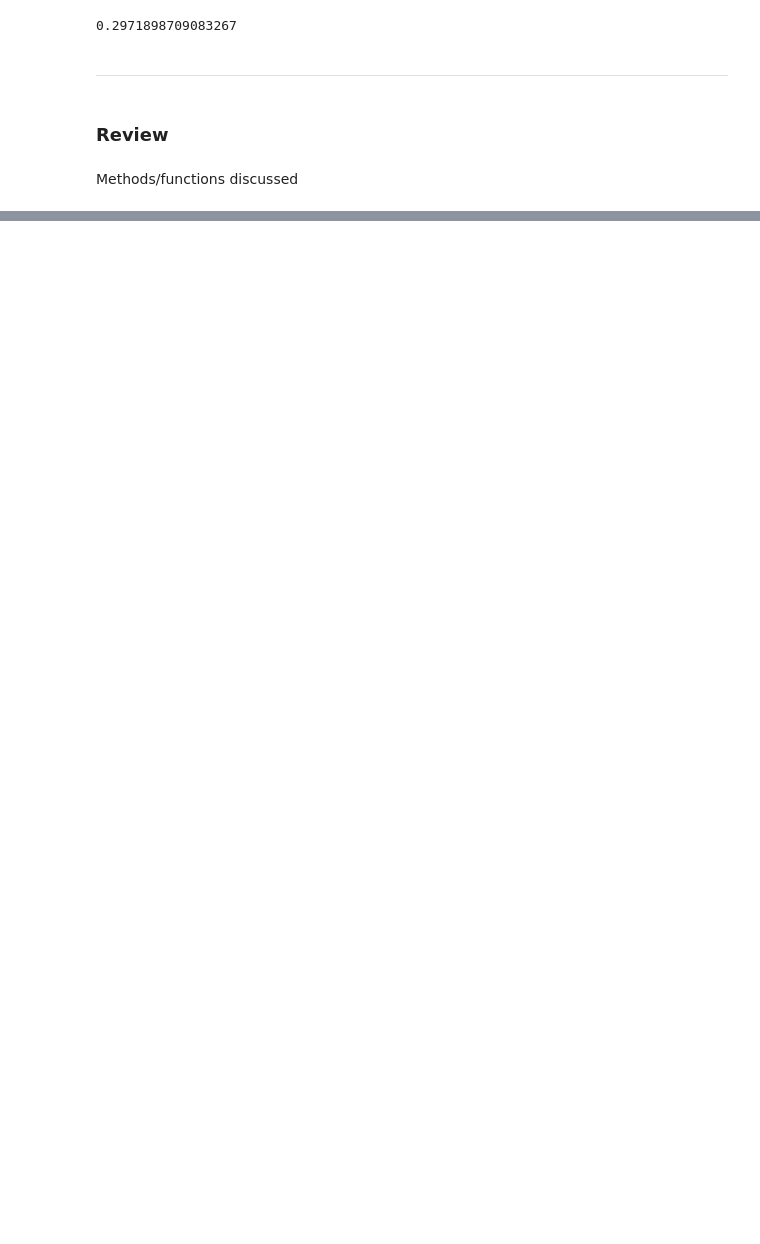
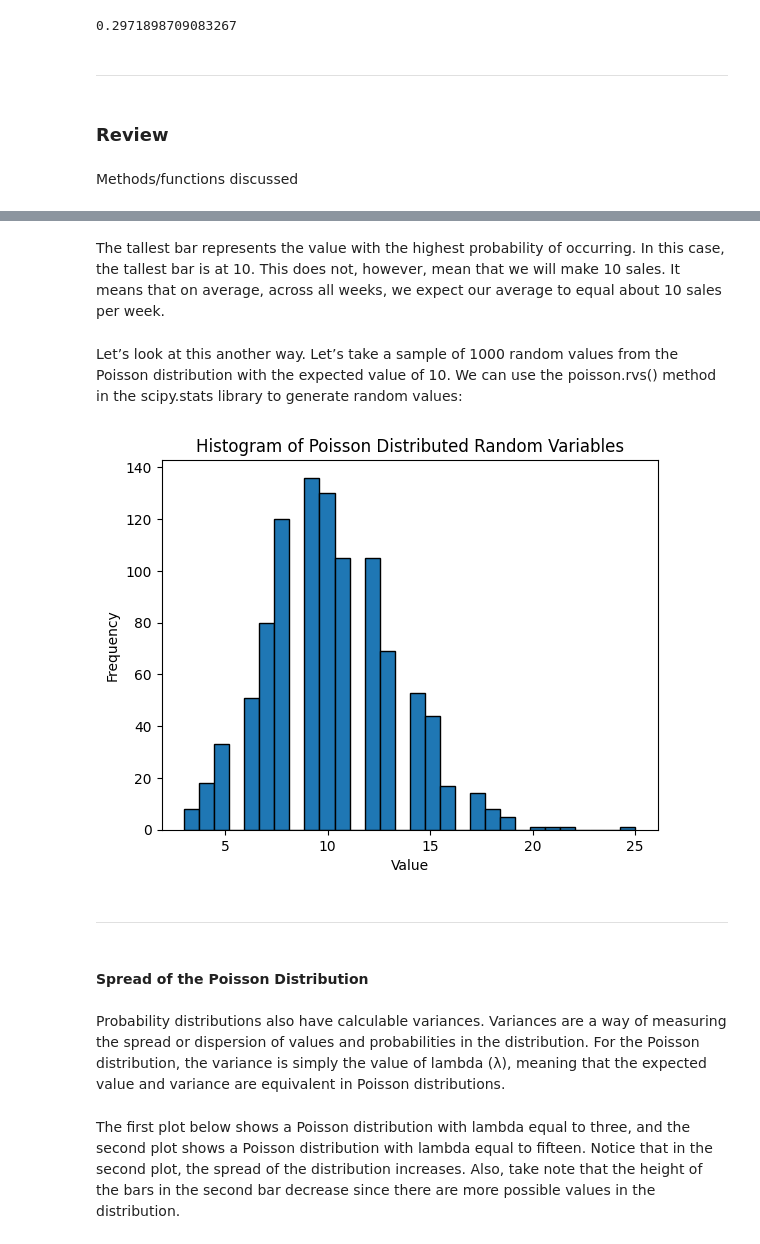
Before and after one commit to dpons222/ML-AI-Self-Learning, a Jupyter notebook: Python/Pandas/Probability.ipynb, the cells around one changed output, grey strips where cells are left out. Saved outputs shown, nothing was run; the diff lists cells and outputs as text; code cells hidden in the pictures; blank space fills up the shorter version.

Commit message:
finished prob distribution notes

```diff
--- a/Python/Pandas/Probability.ipynb
+++ b/Python/Pandas/Probability.ipynb
@@ -632,0 +711,28 @@ print(stats.norm.cdf(25, 20, 3) - stats.norm.cdf(21, 20, 3))
+# %% [markdown]
+The tallest bar represents the value with the highest probability of occurring. In this case, the tallest bar is at 10. This does not, however, mean that we will make 10 sales. It means that on average, across all weeks, we expect our average to equal about 10 sales per week.
+# %% [markdown]
+Let’s look at this another way. Let’s take a sample of 1000 random values from the Poisson distribution with the expected value of 10. We can use the poisson.rvs() method in the scipy.stats library to generate random values:
+# %%
+import scipy.stats as stats
+
+# generate random variable
+# stats.poisson.rvs(lambda, size = num_values)
+rvs = stats.poisson.rvs(10, size = 1000)
+import matplotlib.pyplot as plt
+
+# plot histogram
+plt.hist(rvs, bins=30, edgecolor='black')
+plt.title('Histogram of Poisson Distributed Random Variables')
+plt.xlabel('Value')
+plt.ylabel('Frequency')
+plt.show()
+# %% [output]
+[figure, added]
+# %% [markdown]
+---
+# %% [markdown]
+#### Spread of the Poisson Distribution
+# %% [markdown]
+Probability distributions also have calculable variances. Variances are a way of measuring the spread or dispersion of values and probabilities in the distribution. For the Poisson distribution, the variance is simply the value of lambda (λ), meaning that the expected value and variance are equivalent in Poisson distributions.
+# %% [markdown]
+The first plot below shows a Poisson distribution with lambda equal to three, and the second plot shows a Poisson distribution with lambda equal to fifteen. Notice that in the second plot, the spread of the distribution increases. Also, take note that the height of the bars in the second bar decrease since there are more possible values in the distribution.
```
Also changed, not shown: parts of 38 cells of this notebook.
